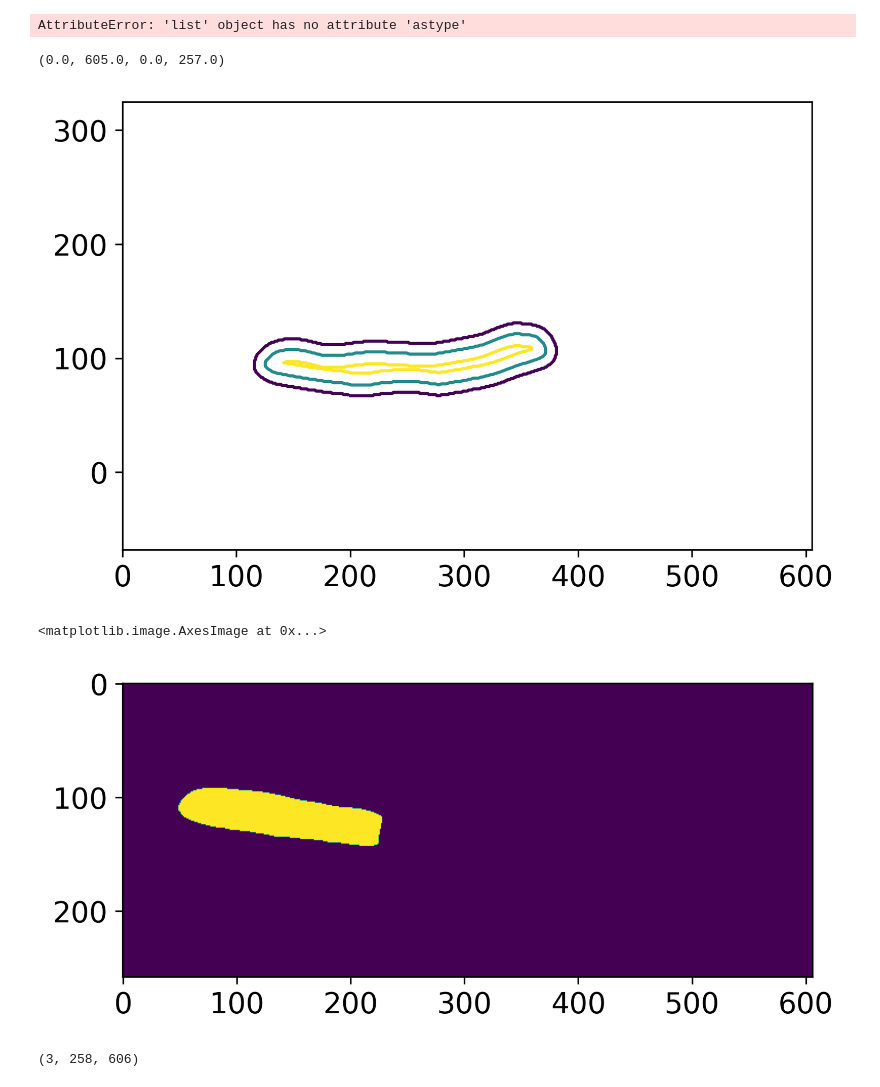
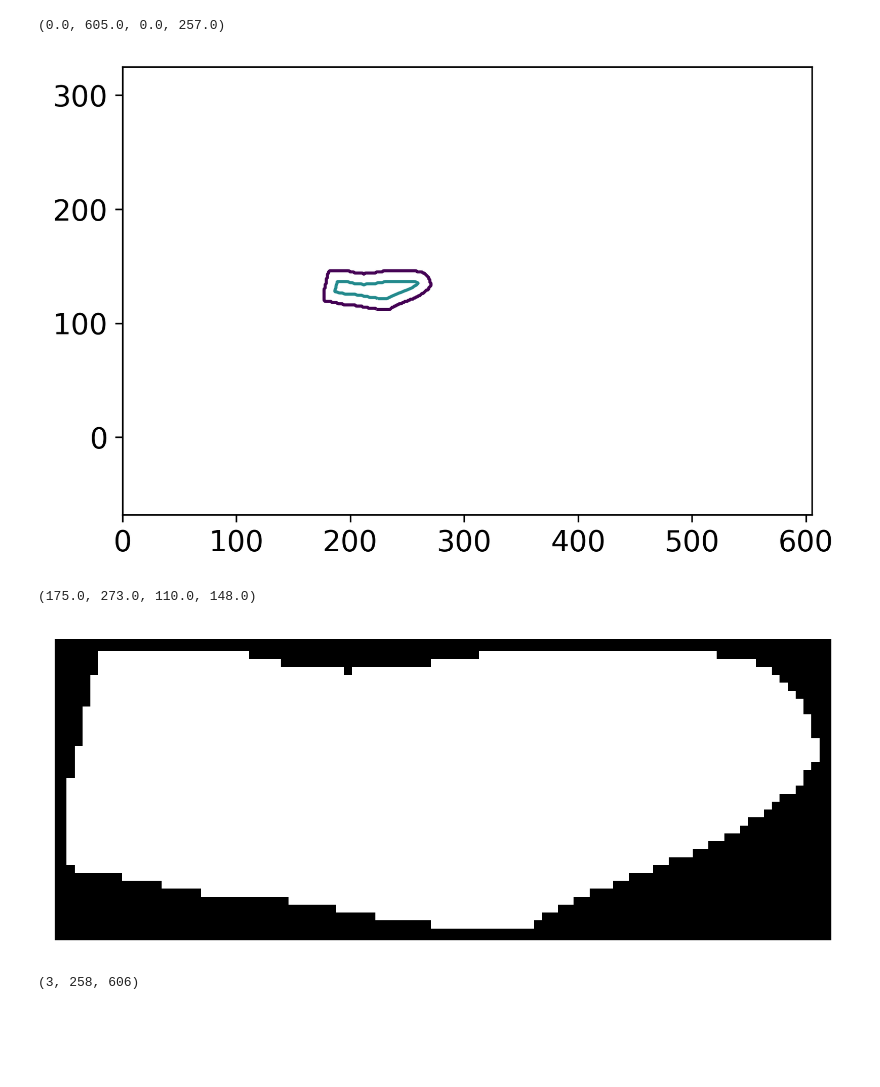
Before and after one commit to WereSalmon/AFM_mycobacteria_automation, a Jupyter notebook: archives/get_small_masks.ipynb, the cells around one changed output. Cells and saved outputs as stored; diff of their text form; code cells hidden in the pictures; blank space fills up the shorter version.

```diff
--- a/archives/get_small_masks.ipynb
+++ b/archives/get_small_masks.ipynb
@@ -39,13 +39,11 @@ def masks_list(mask_img):
             maskl.append(mask*255)
     return maskl
 # %%
-dat=np.load(segments_path+segmented[0],allow_pickle=True).item()
+dat=np.load(segments_path+segmented[21],allow_pickle=True).item()
 # %%
 masks=copy.deepcopy(masks_list(dat['masks']))
-# %% [output]
-AttributeError: 'list' object has no attribute 'astype'
 # %%
-mask = np.flip(masks[0],axis=0).astype(np.uint8)
+mask = np.flip(masks[2],axis=0).astype(np.uint8)
 # %%
 disT = cv2.distanceTransform(mask, cv2.DIST_L2, 3)
 # %%
@@ -53,12 +51,20 @@ plt.contour(disT,[1,10,20])
 plt.axis('equal')
 # %% [output]
 (0.0, 605.0, 0.0, 257.0)
-[figure, old version]
+[figure, new version]
 # %%
-plt.imshow(masks[0])
+(hor,ver) = np.where(mask)
+l1 = min(hor)
+k1 = min(ver)
+l2 = max(hor)+1
+k2 = max(ver)+1
+plt.imshow(mask,cmap='gray')
+plt.ylim([l1-2,l2+1])
+plt.xlim([k1-2,k2+1])
+plt.axis('off')
 # %% [output]
-<matplotlib.image.AxesImage at 0x...>
+(175.0, 273.0, 110.0, 148.0)
-[figure, old version]
+[figure, new version]
 # %%
 flow_r = dat['flows'][0][0,:,:-100,0]
 flow_g = dat['flows'][0][0,:,:-100,1]
```
Also changed, not shown: parts of 2 cells of this notebook.
